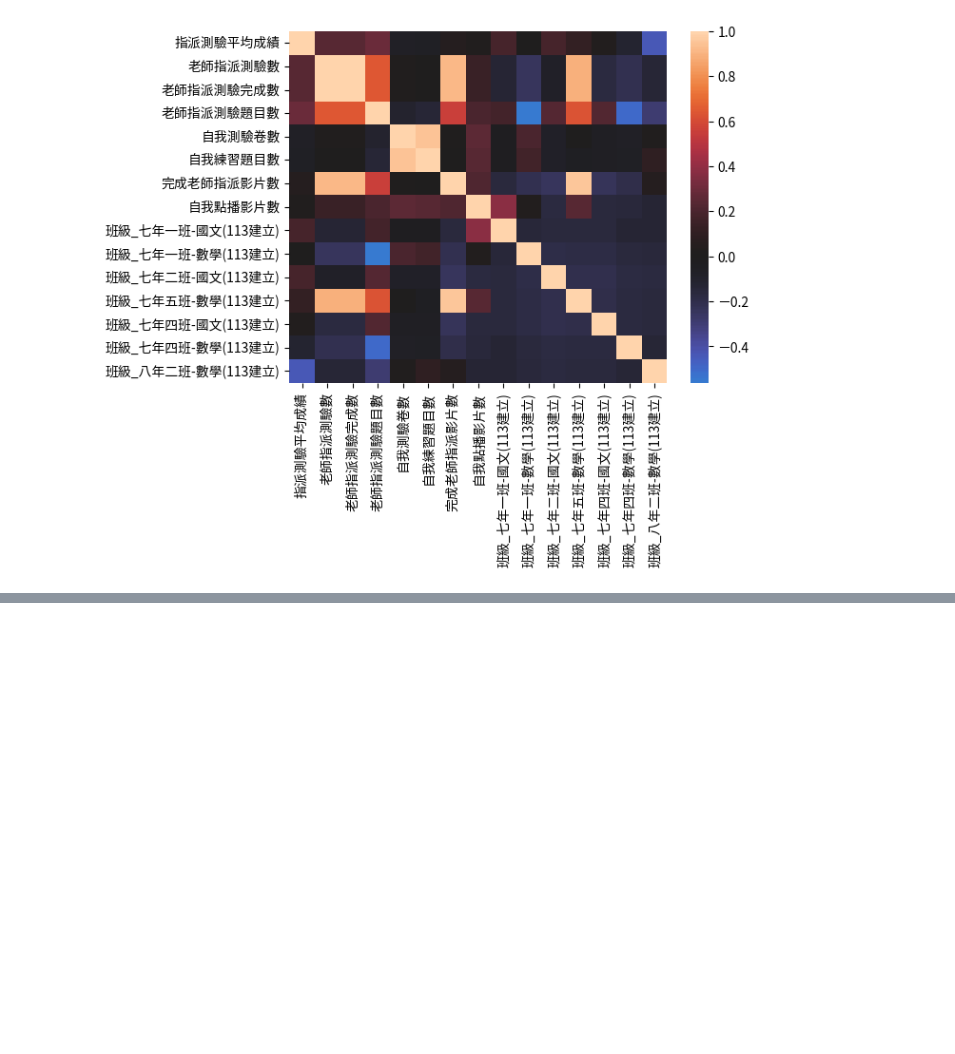
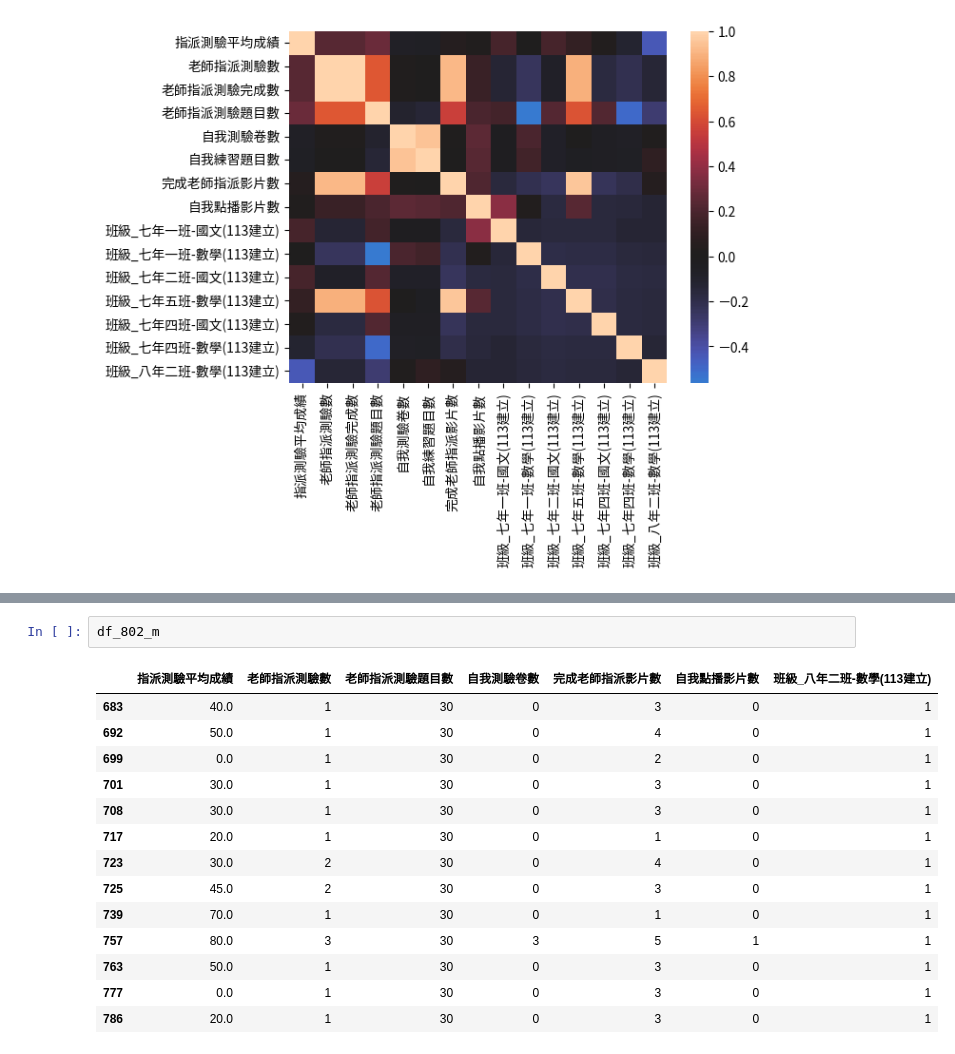
Before and after one commit to Emily-Hsu2004/edu-data-mining-, a Jupyter notebook: 練習/week3-課堂練習1.ipynb, the cells around one changed output, grey strips where cells are left out. Drawn from its saved outputs; the diff is of its cells as text; blank space fills up the shorter version.

```diff
--- a/練習/week3-課堂練習1.ipynb
+++ b/練習/week3-課堂練習1.ipynb
@@ -394,3 +423,20 @@ df_704_m 資料筆數: 14
 df_802_m 資料筆數: 13
 
 ---------------------------------------------------------------------------------------------------------------
+# %%
+df_802_m
+# %% [output]
+|  | 指派測驗平均成績 | 老師指派測驗數 | 老師指派測驗題目數 | 自我測驗卷數 | 完成老師指派影片數 | 自我點播影片數 | 班級_八年二班-數學(113建立) |
+| 683 | 40.0 | 1 | 30 | 0 | 3 | 0 | 1 |
+| 692 | 50.0 | 1 | 30 | 0 | 4 | 0 | 1 |
+| 699 | 0.0 | 1 | 30 | 0 | 2 | 0 | 1 |
+| 701 | 30.0 | 1 | 30 | 0 | 3 | 0 | 1 |
+| 708 | 30.0 | 1 | 30 | 0 | 3 | 0 | 1 |
+| 717 | 20.0 | 1 | 30 | 0 | 1 | 0 | 1 |
+| 723 | 30.0 | 2 | 30 | 0 | 4 | 0 | 1 |
+| 725 | 45.0 | 2 | 30 | 0 | 3 | 0 | 1 |
+| 739 | 70.0 | 1 | 30 | 0 | 1 | 0 | 1 |
+| 757 | 80.0 | 3 | 30 | 3 | 5 | 1 | 1 |
+| 763 | 50.0 | 1 | 30 | 0 | 3 | 0 | 1 |
+| 777 | 0.0 | 1 | 30 | 0 | 3 | 0 | 1 |
+| 786 | 20.0 | 1 | 30 | 0 | 3 | 0 | 1 |
```
Also changed, not shown: parts of 8 cells of this notebook.
